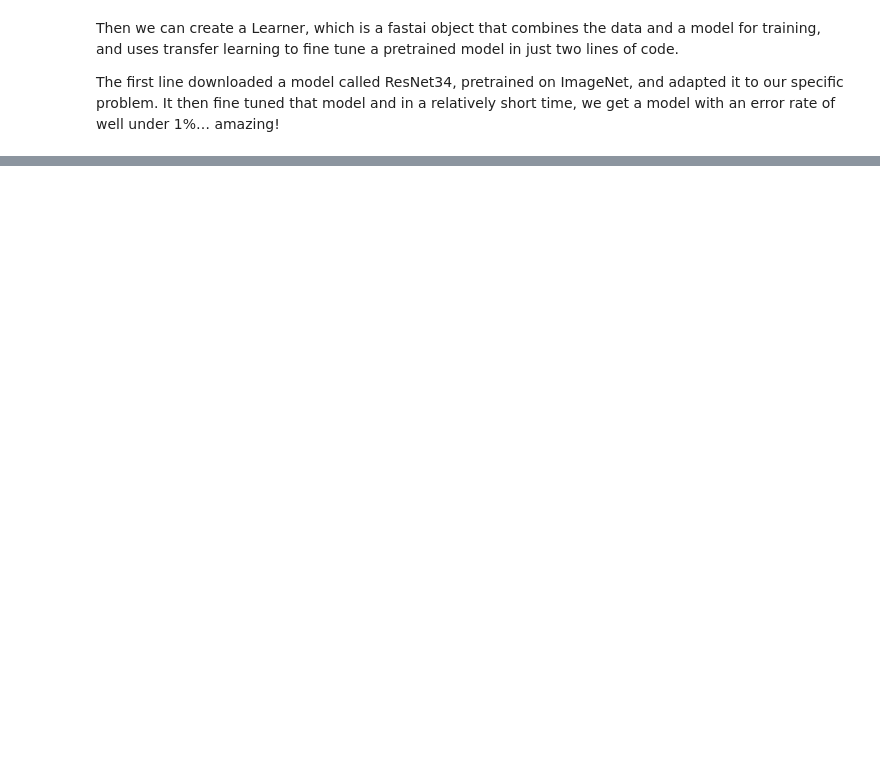
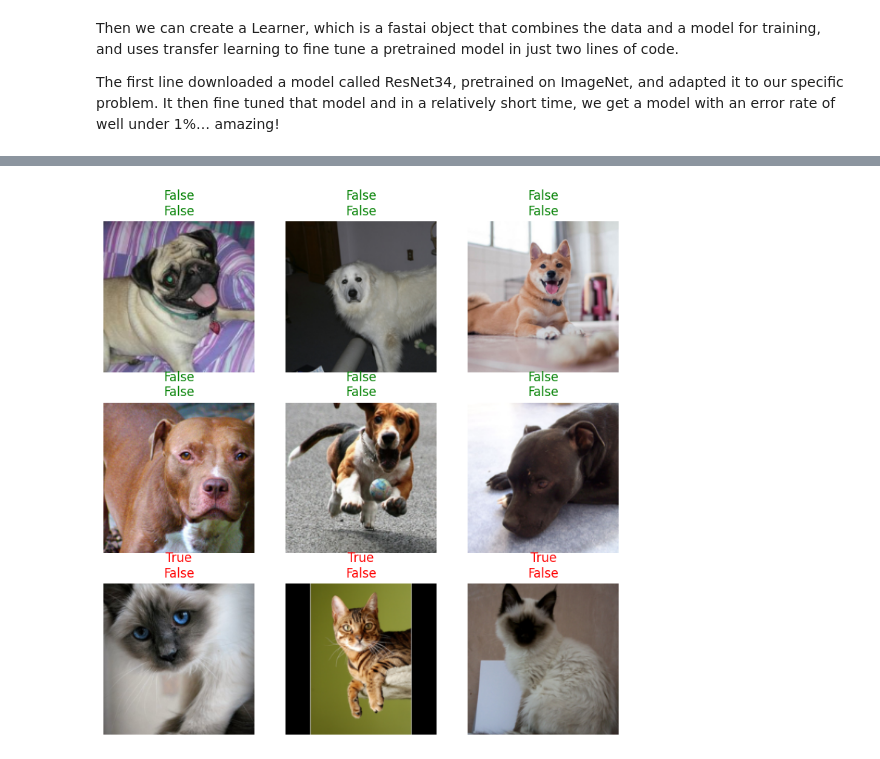
Before and after one commit to mkotemp/fastai, a Jupyter notebook: Copy_of_dogs_cats.ipynb, the cells around one changed output, grey strips where cells are left out. Drawn from its saved outputs; the diff is of its cells as text; code cells hidden in the pictures; blank space fills up the shorter version.

```diff
--- a/Copy_of_dogs_cats.ipynb
+++ b/Copy_of_dogs_cats.ipynb
@@ -96,0 +126,4 @@ learn.fine_tune(2, 3e-3)
+# %%
+#mko see how well this one does - should be good
+learn.show_results()
+# %% [output]
@@ -97,2 +131,3 @@ learn.fine_tune(2, 3e-3)
+[figure, added]
 # %%
 learn.export('model.pkl')
```
Also changed, not shown: parts of 15 cells of this notebook.
